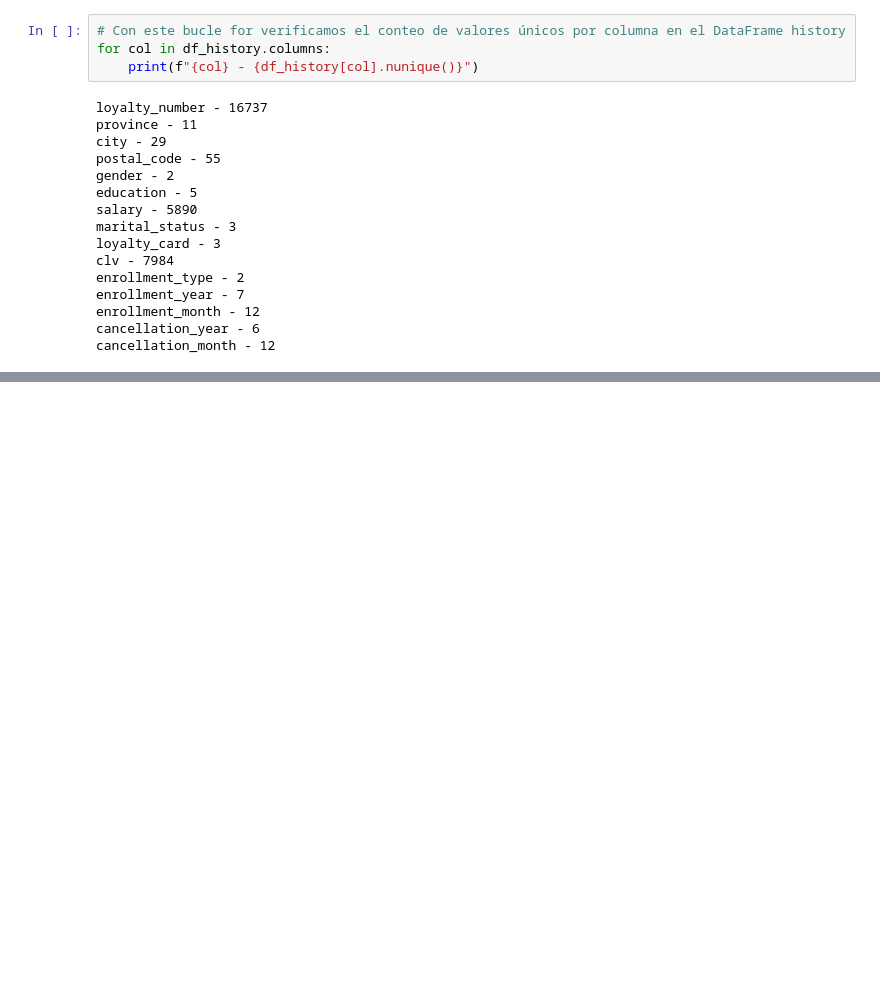
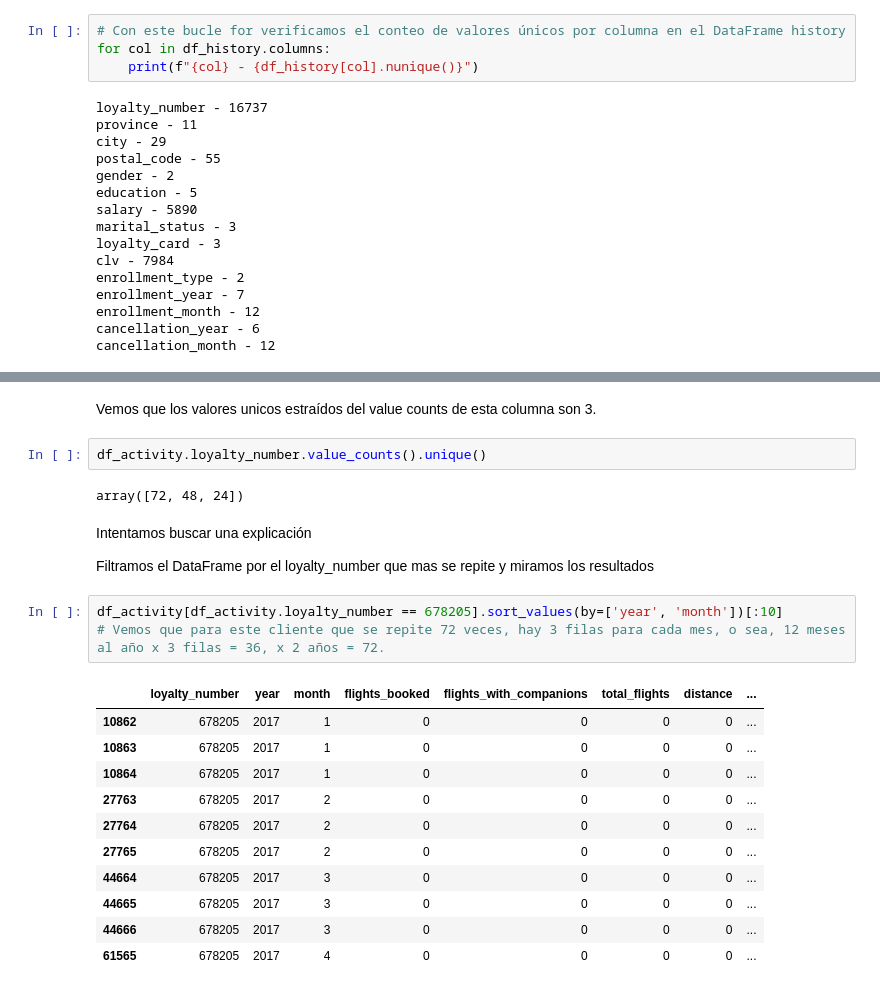
Before and after one commit to Adalab/bda-modulo-3-evaluacion-final-MaPitelli, a Jupyter notebook: jupyters/phase_1.ipynb, the cells around one changed output, grey strips where cells are left out. Saved outputs shown, nothing was run; the diff lists cells and outputs as text; blank space fills up the shorter version.

```diff
--- a/jupyters/phase_1.ipynb
+++ b/jupyters/phase_1.ipynb
@@ -468,0 +497,25 @@ cancellation_month - 12
+# %% [markdown]
+Vemos que los valores unicos estraídos del value counts de esta columna son 3.
+# %%
+df_activity.loyalty_number.value_counts().unique()
+# %% [output]
+array([72, 48, 24])
+# %% [markdown]
+Intentamos buscar una explicación
+
+Filtramos el DataFrame por el loyalty_number que mas se repite y miramos los resultados
+# %%
+df_activity[df_activity.loyalty_number == 678205].sort_values(by=['year', 'month'])[:10]
+# Vemos que para este cliente que se repite 72 veces, hay 3 filas para cada mes, o sea, 12 meses al año x 3 filas = 36, x 2 años = 72.
+# %% [output]
+|  | loyalty_number | year | month | flights_booked | flights_with_companions | total_flights | distance | ... |
+| 10862 | 678205 | 2017 | 1 | 0 | 0 | 0 | 0 | ... |
+| 10863 | 678205 | 2017 | 1 | 0 | 0 | 0 | 0 | ... |
+| 10864 | 678205 | 2017 | 1 | 0 | 0 | 0 | 0 | ... |
+| 27763 | 678205 | 2017 | 2 | 0 | 0 | 0 | 0 | ... |
+| 27764 | 678205 | 2017 | 2 | 0 | 0 | 0 | 0 | ... |
+| 27765 | 678205 | 2017 | 2 | 0 | 0 | 0 | 0 | ... |
+| 44664 | 678205 | 2017 | 3 | 0 | 0 | 0 | 0 | ... |
+| 44665 | 678205 | 2017 | 3 | 0 | 0 | 0 | 0 | ... |
+| 44666 | 678205 | 2017 | 3 | 0 | 0 | 0 | 0 | ... |
+| 61565 | 678205 | 2017 | 4 | 0 | 0 | 0 | 0 | ... |
```
Also changed, not shown: parts of 22 cells of this notebook.
